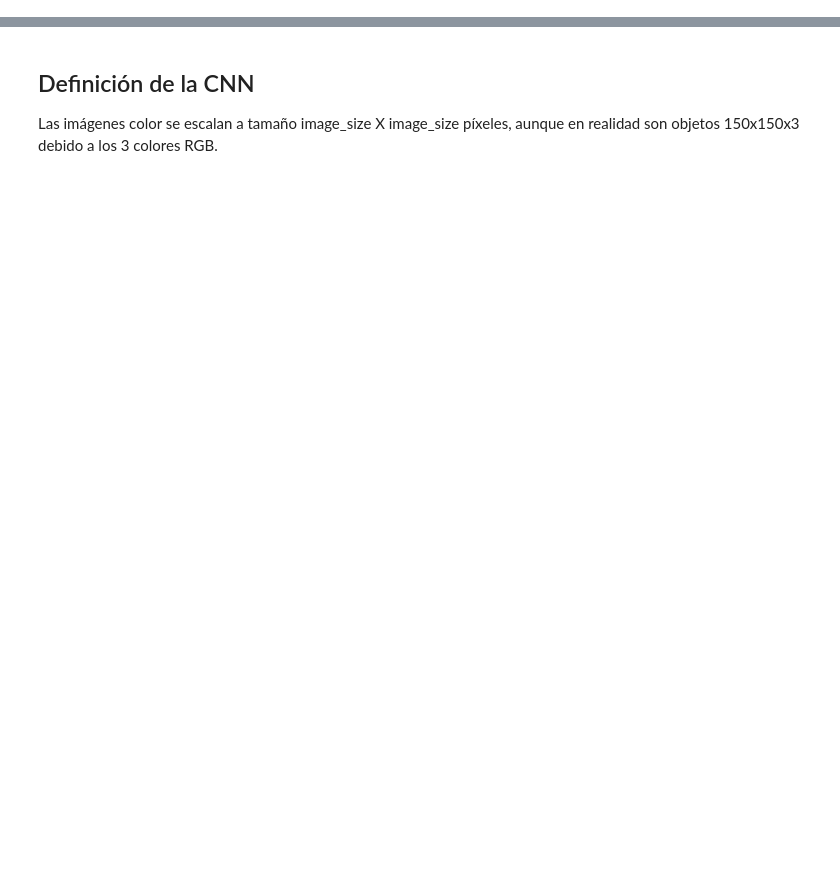
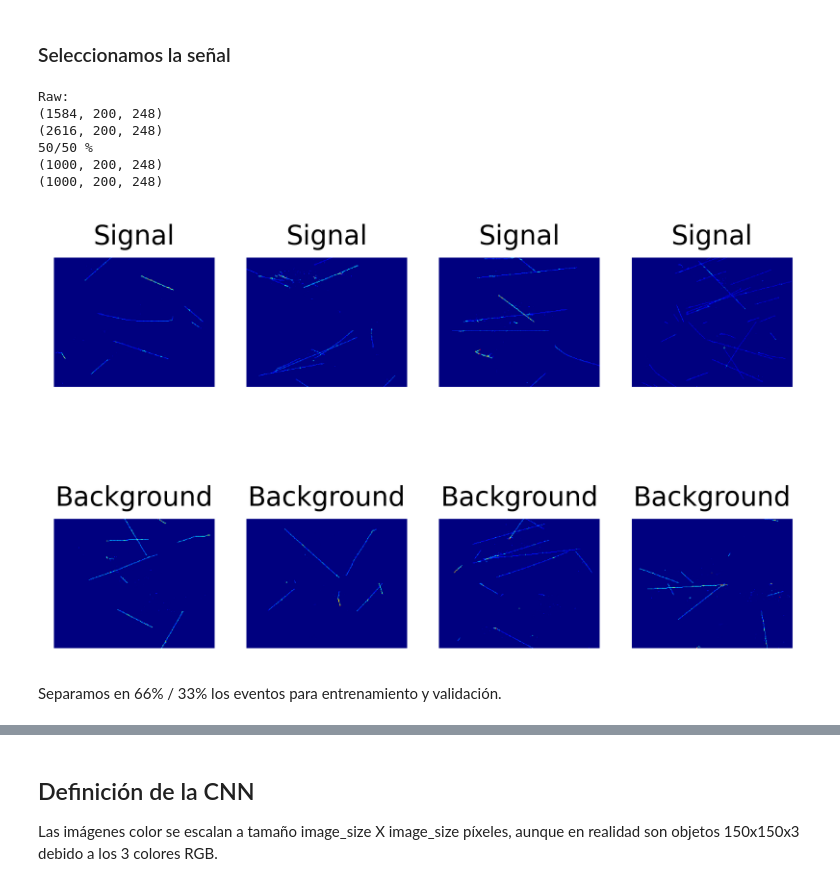
Before and after one commit to rodralva/NN_course, a Jupyter notebook: Clasificador_CNN_CCQE_backgrounds.ipynb, the cells around one changed output, grey strips where cells are left out. Cells and saved outputs as stored; diff of their text form; code cells hidden in the pictures; blank space fills up the shorter version.

```diff
--- a/Clasificador_CNN_CCQE_backgrounds.ipynb
+++ b/Clasificador_CNN_CCQE_backgrounds.ipynb
@@ -108,0 +93,45 @@ plt.show()
+# %% [markdown]
+### Seleccionamos la señal
+# %%
+signal=1001
+
+interaction_signal = interaction[interaction==signal]
+interaction_bckg   = interaction[interaction!=signal]
+
+pics_signal = pics[interaction==signal]
+pics_bckg   = pics[interaction!=signal]
+
+print("Raw:")
+print(pics_signal.shape)
+print(pics_bckg.shape)
+
+print("50/50 %")
+interaction_signal=pics_signal[:1000]
+interaction_bckg=pics_bckg    [:1000]
+pics_signal=pics_signal[:1000]
+pics_bckg=pics_bckg    [:1000]
+
+print(pics_signal.shape)
+print(pics_bckg.shape)
+
+plt.figure(figsize=( 6,4), dpi=400);
+for i in range(4):
+    sp = plt.subplot(2, 4, i+1)
+    plt.title("Signal")
+    sp.axis('Off')
+    plt.imshow(pics_signal[i],cmap = 'jet', interpolation='none');
+
+    sp = plt.subplot(2, 4, i+5)
+    sp.axis('Off')
+    plt.title("Background")
+    plt.imshow(pics_bckg[i],cmap = 'jet', interpolation='none');
+# %% [output]
+Raw:
+(1584, 200, 248)
+(2616, 200, 248)
+50/50 %
+(1000, 200, 248)
+(1000, 200, 248)
+[figure, added]
+# %% [markdown]
+Separamos en 66% / 33% los eventos para entrenamiento y validación.
```
Also changed, not shown: parts of 53 cells of this notebook.
